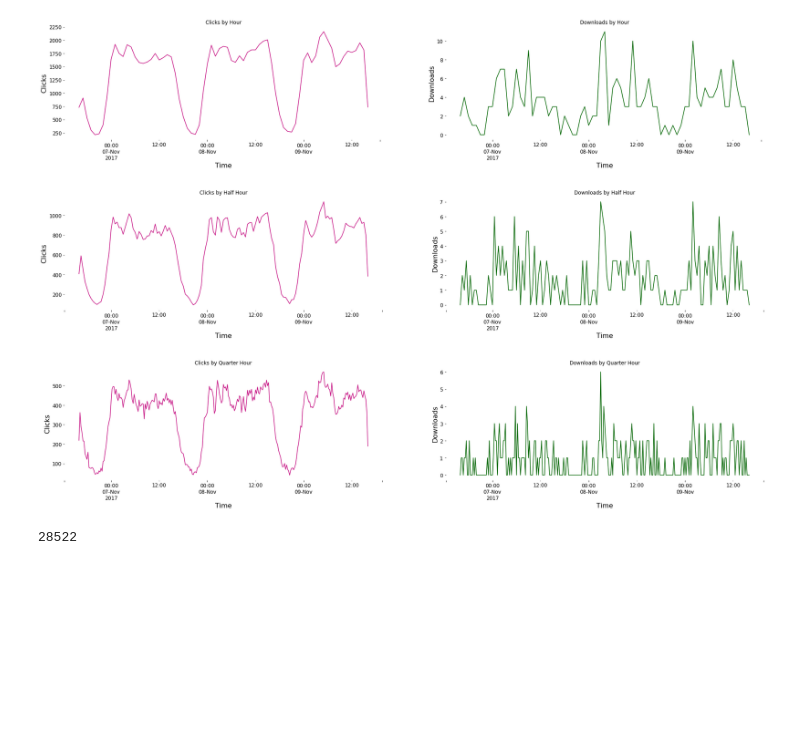
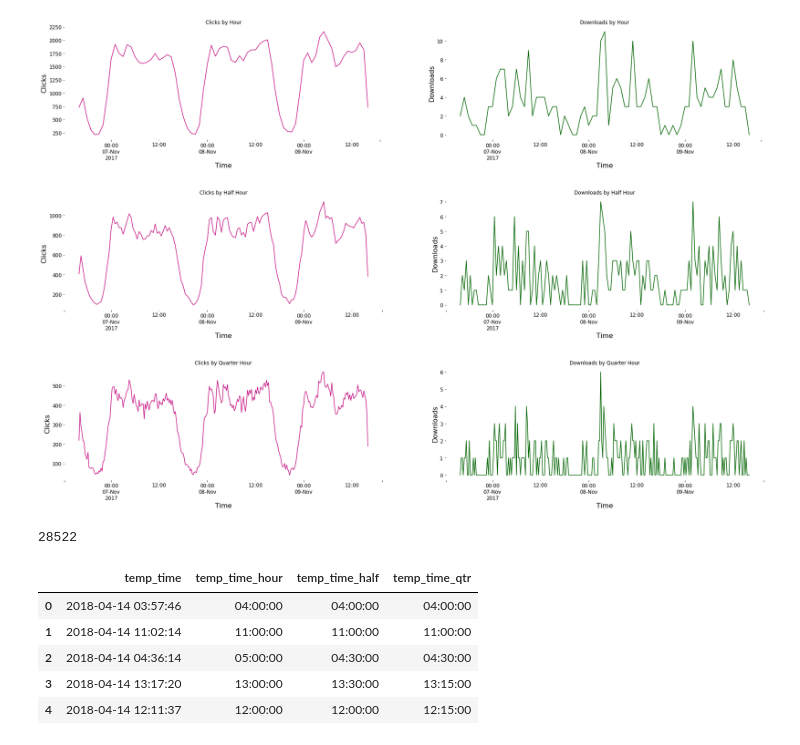
Before and after one commit to anshulrai/Kaggle-Challenges, a Jupyter notebook: TalkingData/EDA #1.ipynb, the cells around one changed output. Drawn from its saved outputs; the diff is of its cells as text; code cells hidden in the pictures; blank space fills up the shorter version.

```diff
--- a/TalkingData/EDA #1.ipynb
+++ b/TalkingData/EDA #1.ipynb
@@ -281,0 +290,9 @@ temp
+# %%
+temp_df[['temp_time','temp_time_hour','temp_time_half','temp_time_qtr']].head()
+# %% [output]
+|  | temp_time | temp_time_hour | temp_time_half | temp_time_qtr |
+| 0 | 2018-04-14 03:57:46 | 04:00:00 | 04:00:00 | 04:00:00 |
+| 1 | 2018-04-14 11:02:14 | 11:00:00 | 11:00:00 | 11:00:00 |
+| 2 | 2018-04-14 04:36:14 | 05:00:00 | 04:30:00 | 04:30:00 |
+| 3 | 2018-04-14 13:17:20 | 13:00:00 | 13:30:00 | 13:15:00 |
+| 4 | 2018-04-14 12:11:37 | 12:00:00 | 12:00:00 | 12:15:00 |
```
Also changed, not shown: parts of 9 cells of this notebook.
